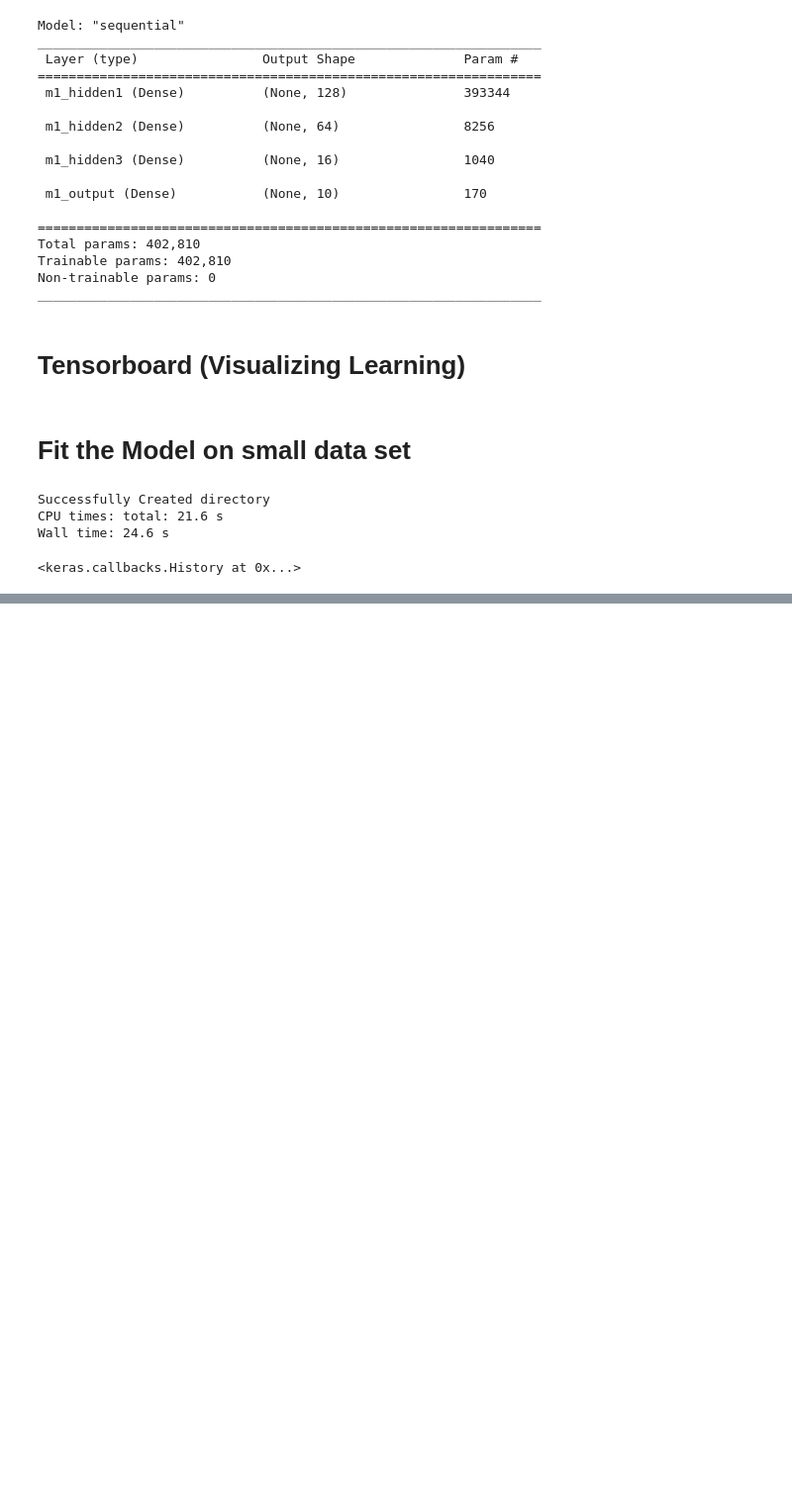
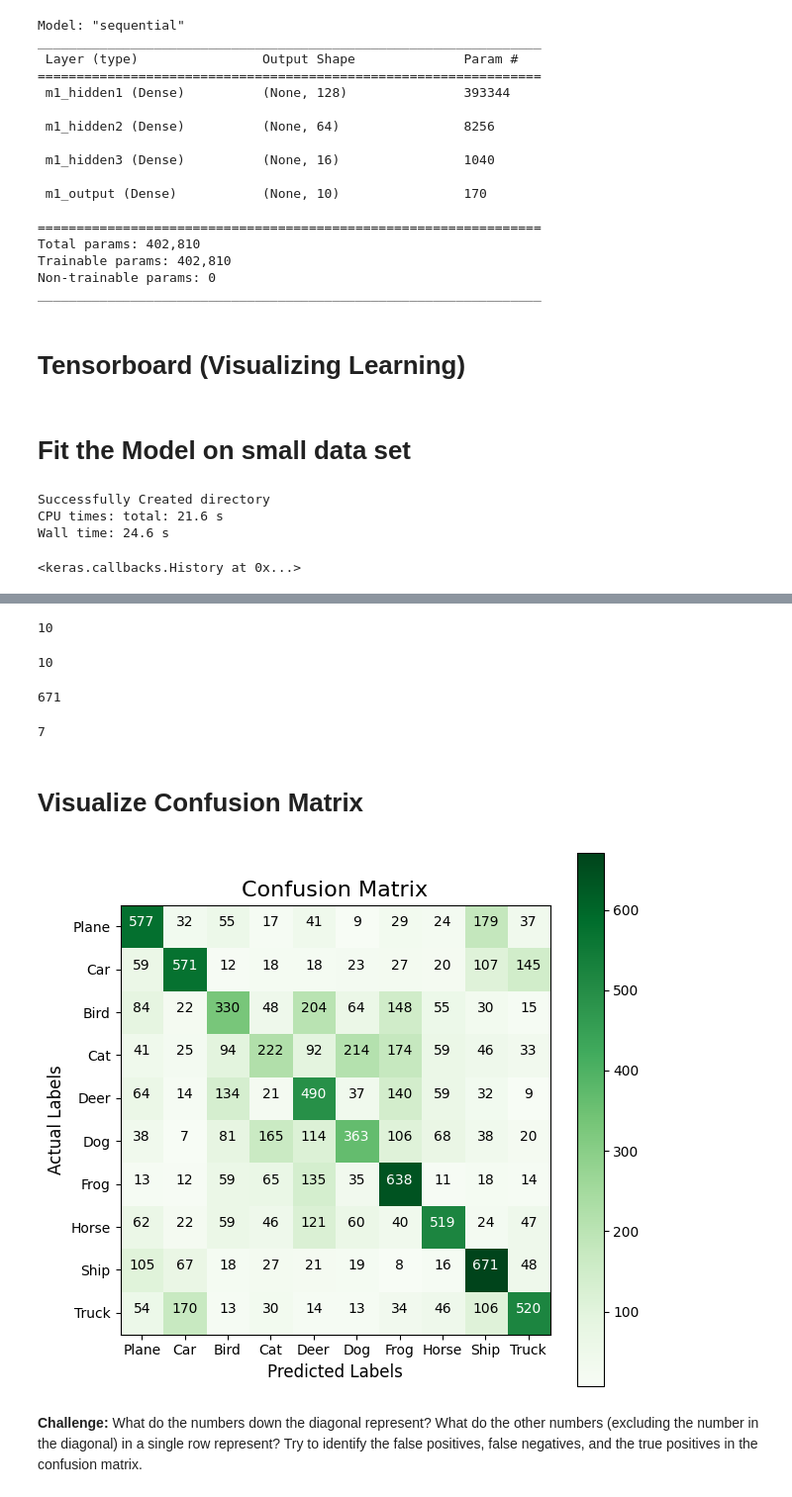
Before and after one commit to 87tana/DeepLearning_ImageClassification, a Jupyter notebook: 10 Neural Nets - Keras CIFAR10 Classification.ipynb, the cells around one changed output, grey strips where cells are left out. Shown: that part at 99% size. Drawn from its saved outputs; the diff is of its cells as text; code cells hidden in the pictures; blank space fills up the shorter version.

```diff
--- a/10 Neural Nets - Keras CIFAR10 Classification.ipynb
+++ b/10 Neural Nets - Keras CIFAR10 Classification.ipynb
@@ -360,0 +448,11 @@ Wall time: 5min 45s
+# %%
+from keras.utils import to_categorical
+
+# Convert y_test to categorical labels
+y_test_cat = to_categorical(y_test)
+# %%
+# Get model predictions
+predictions = model_2.predict(x_test)
+
+# Compute confusion matrix
+conf_matrix = confusion_matrix(y_true=y_test_cat.argmax(axis=1), y_pred=predictions.argmax(axis=1))
@@ -360,0 +465,18 @@ Wall time: 5min 45s
+# %%
+nr_rows = conf_matrix.shape[0]
+nr_rows
+# %% [output]
+10
+# %%
+nr_cols = conf_matrix.shape[1]
+nr_cols
+# %% [output]
+10
+# %%
+conf_matrix.max()
+# %% [output]
+671
+# %%
+conf_matrix.min()
+# %% [output]
+7
@@ -360,0 +485,29 @@ Wall time: 5min 45s
+# %% [markdown]
+# Visualize Confusion Matrix
+# %%
+plt.figure(figsize=[7,7], dpi=95)  # dpi->resolution
+plt.imshow(conf_matrix,cmap=plt.cm.Greens)
+
+plt.title('Confusion Matrix', fontsize=16)
+plt.ylabel('Actual Labels', fontsize=12)
+plt.xlabel('Predicted Labels', fontsize=12)
+
+tick_marks = np.arange(NR_CLASSES)
+plt.yticks(tick_marks, LABEL_NAMES)
+plt.xticks(tick_marks, LABEL_NAMES)
+
+
+plt.colorbar()
+
+for i, j in itertools.product(range(nr_rows), range(nr_cols)):
+    plt.text(j, i, conf_matrix[i, j], horizontalalignment='center',
+            color='white' if conf_matrix[i, j] > conf_matrix.max()/2 else 'black')
+
+
+
+
+plt.show()
+# %% [output]
+[figure, added]
+# %% [markdown]
+**Challenge:** What do the numbers down the diagonal represent? What do the other numbers (excluding the number in the diagonal) in a single row represent? Try to identify the false positives, false negatives, and the true positives in the confusion matrix.
```
Also changed, not shown: parts of 45 cells of this notebook.
